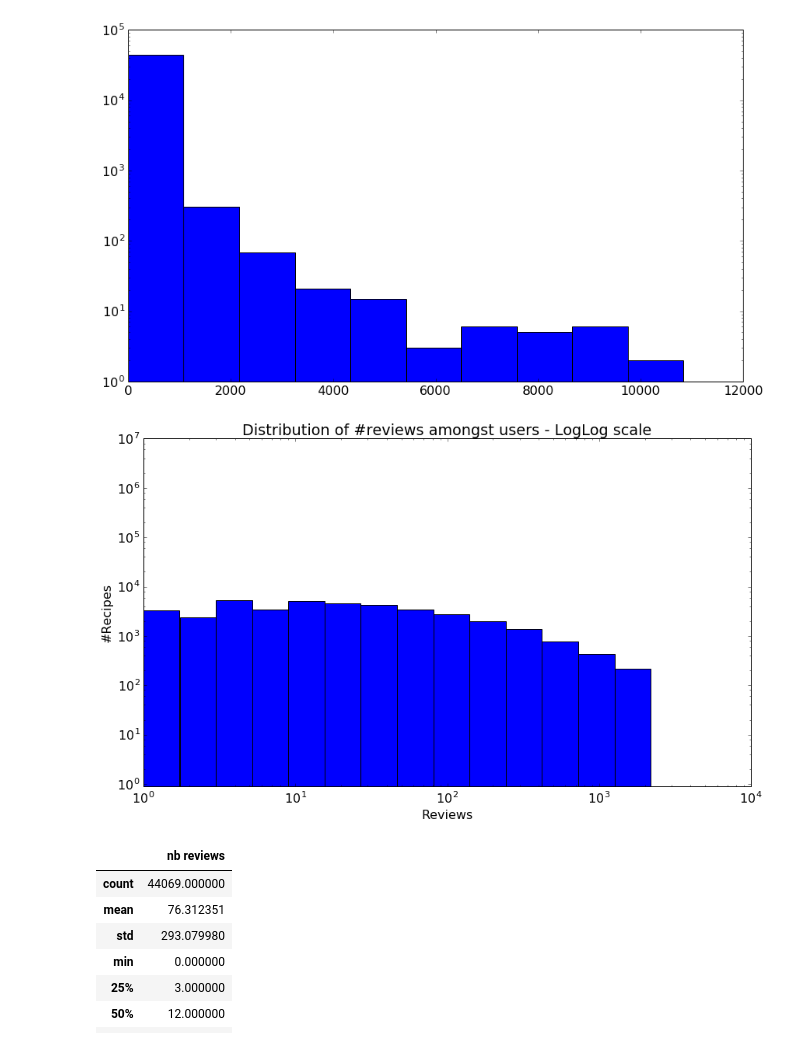
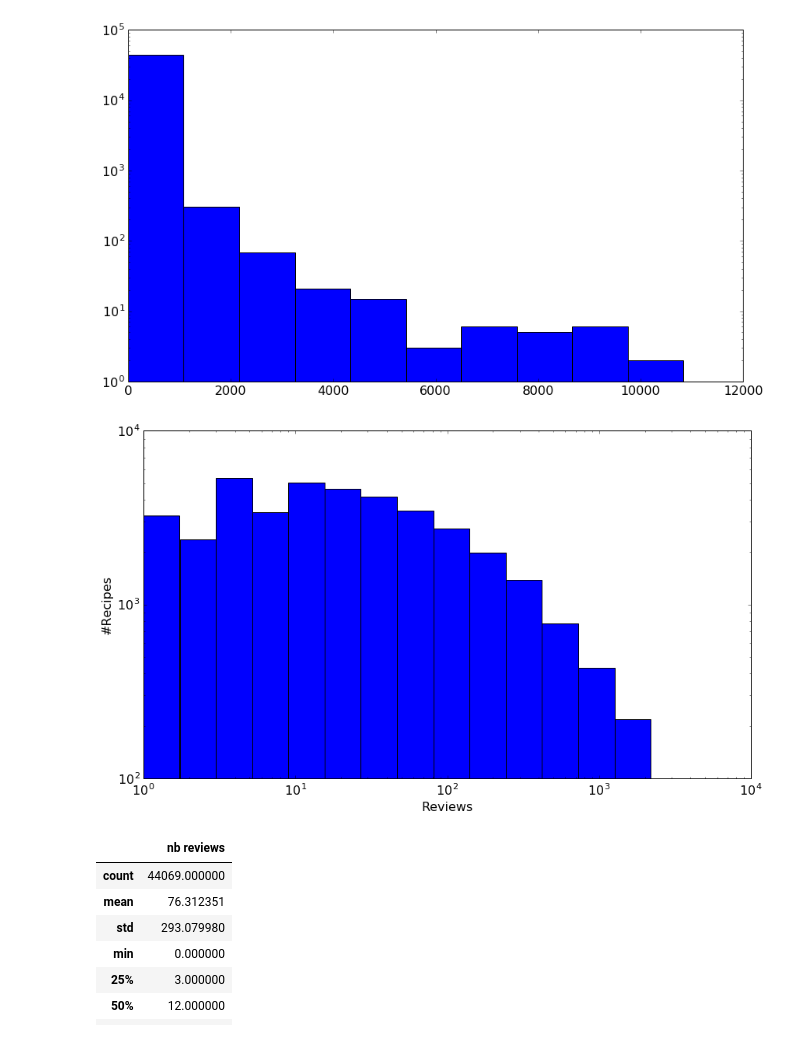
Before and after one commit to JRappaz/Foodie, a Jupyter notebook: python/Model.ipynb, the cells around one changed output. Saved outputs shown, nothing was run; the diff lists cells and outputs as text; code cells hidden in the pictures.

```diff
--- a/python/Model.ipynb
+++ b/python/Model.ipynb
@@ -136,19 +134,17 @@ plt.show()
 # %%
 plt.hist(recipeDistrib, log=True, bins=np.sqrt(3)**(np.arange(0,15)))
 fig = pl.gcf()
 fig.set_size_inches(14, 8)
 plt.xscale('log')
 
-pl.title('Distribution of #reviews amongst users - LogLog scale')
 pl.xlabel('Reviews')
 pl.ylabel('#Recipes')
 
 axes = plt.gca()
-axes.set_ylim([0.9,10**7])
 matplotlib.rc('font', **font)
 plt.show()
 # %% [output]
-[figure, old version]
+[figure, new version]
 # %%
 pdrecipeDistrib = pd.DataFrame(recipeDistrib)
 pdrecipeDistrib.columns = ["nb reviews"]
```
Also changed, not shown: parts of 16 cells of this notebook.
